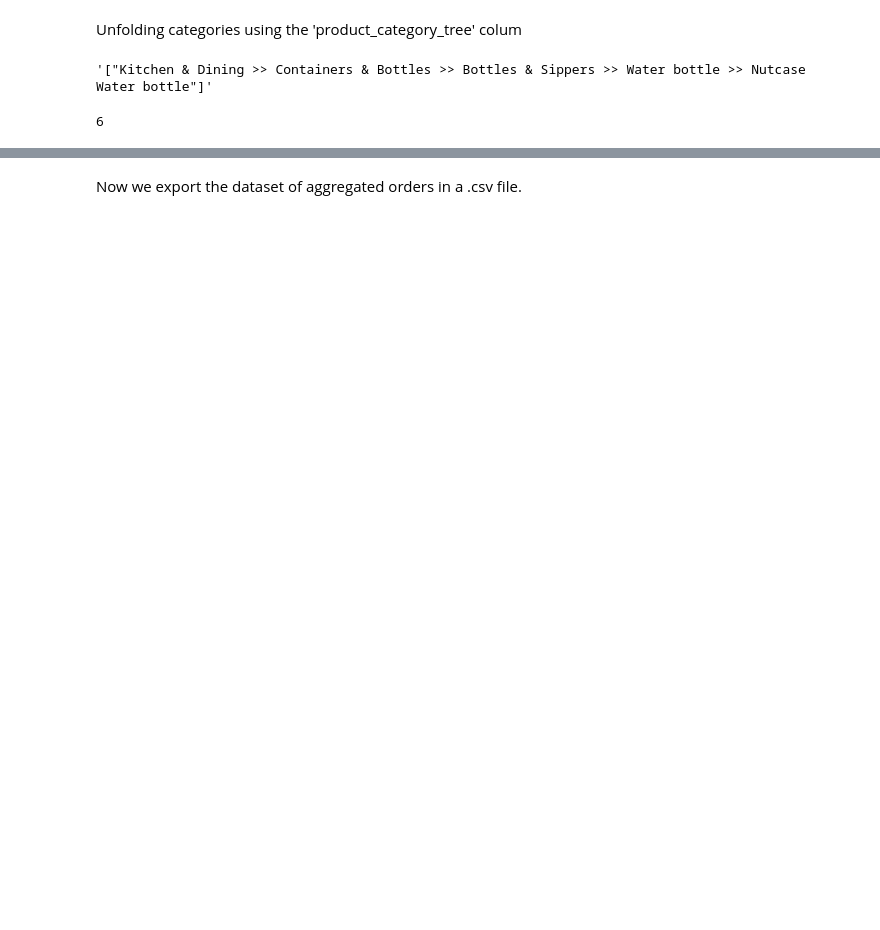
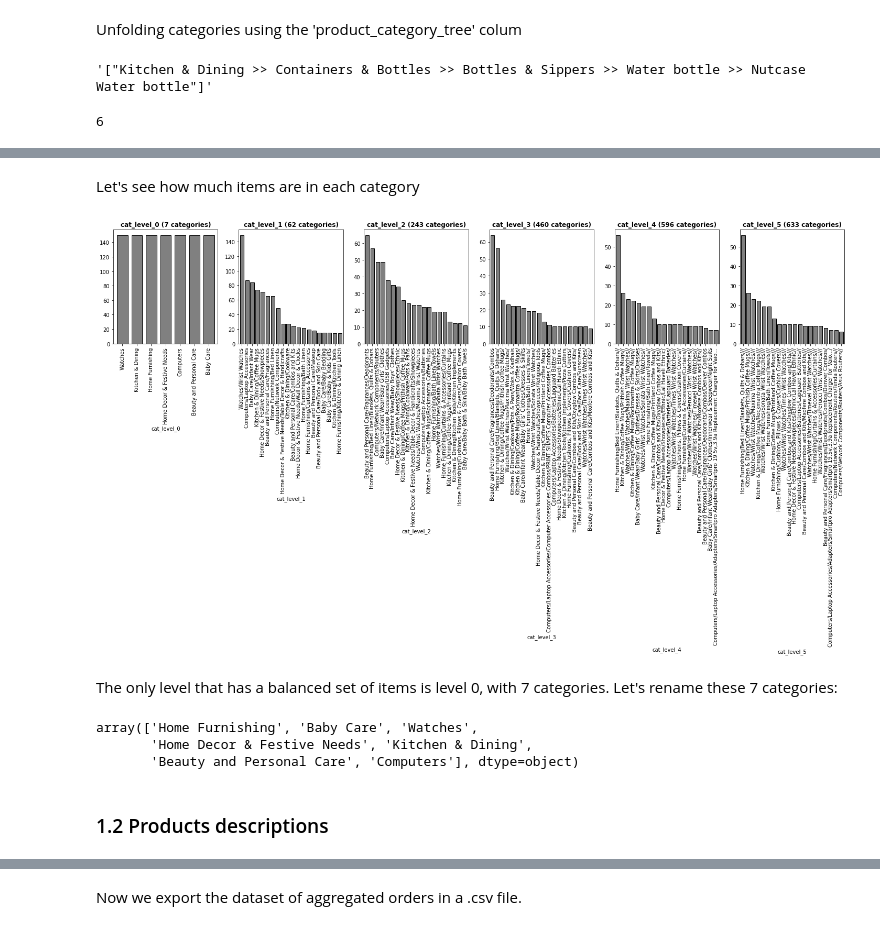
Before and after one commit to SmellyArmure/OC_DS_Project6, a Jupyter notebook: NOTEBOOK/P6_Cleaning_EDA.ipynb, the cells around one changed output, grey strips where cells are left out. Saved outputs shown, nothing was run; the diff lists cells and outputs as text; code cells hidden in the pictures; blank space fills up the shorter version.

```diff
--- a/NOTEBOOK/P6_Cleaning_EDA.ipynb
+++ b/NOTEBOOK/P6_Cleaning_EDA.ipynb
@@ -244,0 +274,20 @@ dtype: int64
+# %% [markdown]
+Let's see how much items are in each category
+# %%
+fig = plt.figure(figsize=(25,4))
+for i, col in enumerate(df_cat_level.columns,1):
+    ax = fig.add_subplot(1,len(df_cat_level.columns), i)
+    ser = df_cat_level.groupby(col).size().sort_values(ascending=False)
+    ser[0:20].plot.bar(width=0.75, color='grey', ec='k', ax=ax)
+    ax.set_title(col+f' ({ser.shape[0]} categories)', fontweight='bold')
+# %% [output]
+[figure, added]
+# %% [markdown]
+The only level that has a balanced set of items is level 0, with 7 categories.
+Let's rename these 7 categories:
+# %%
+df_cat_level['cat_level_0'].unique()
+# %% [output]
+array(['Home Furnishing', 'Baby Care', 'Watches',
+       'Home Decor & Festive Needs', 'Kitchen & Dining',
+       'Beauty and Personal Care', 'Computers'], dtype=object)
@@ -245,2 +303,4 @@ dtype: int64
+# %% [markdown]
+### 1.2 Products descriptions
 # %%
 # extracting only useful data
```
Also changed, not shown: parts of 102 cells of this notebook, 5 other files.
